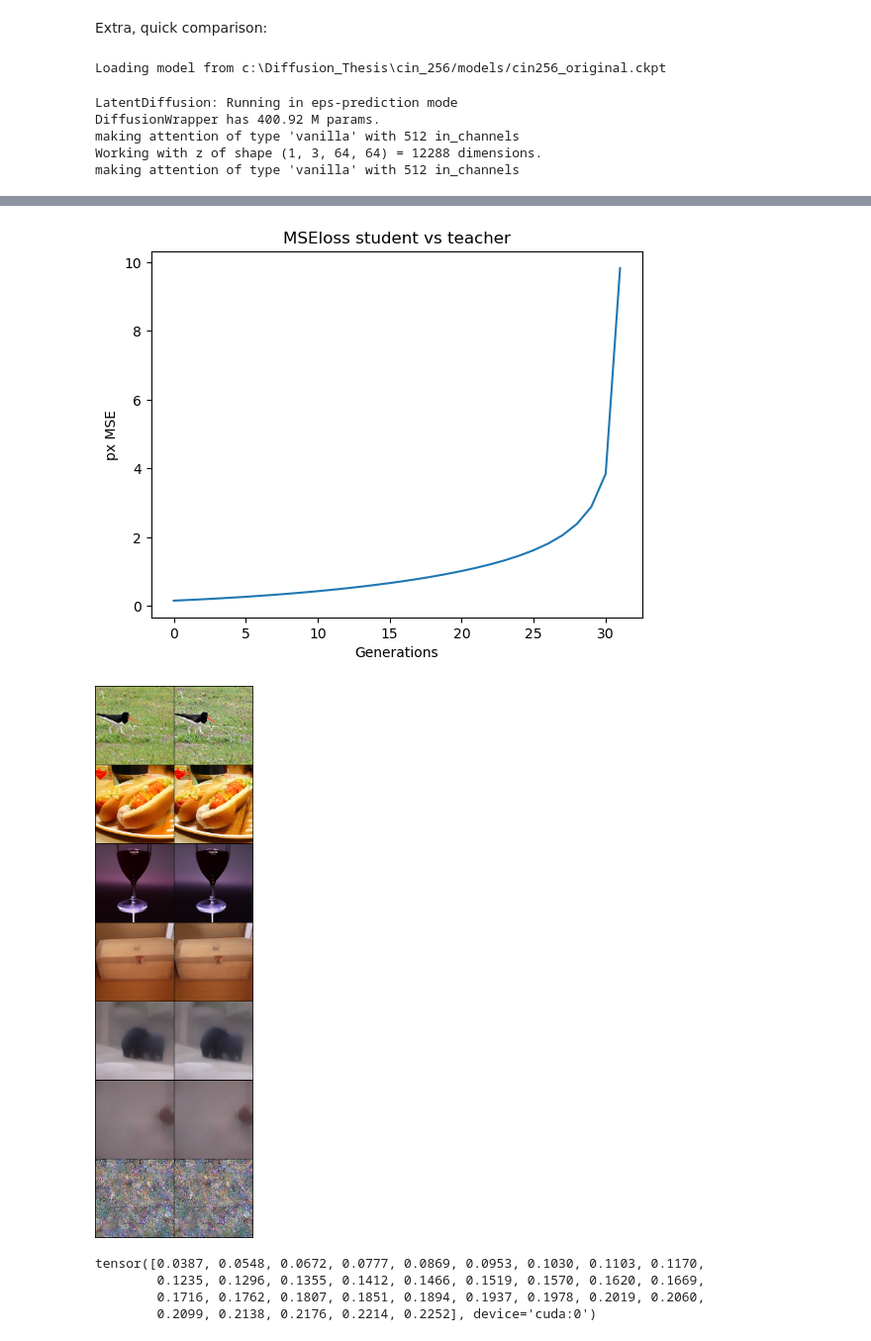
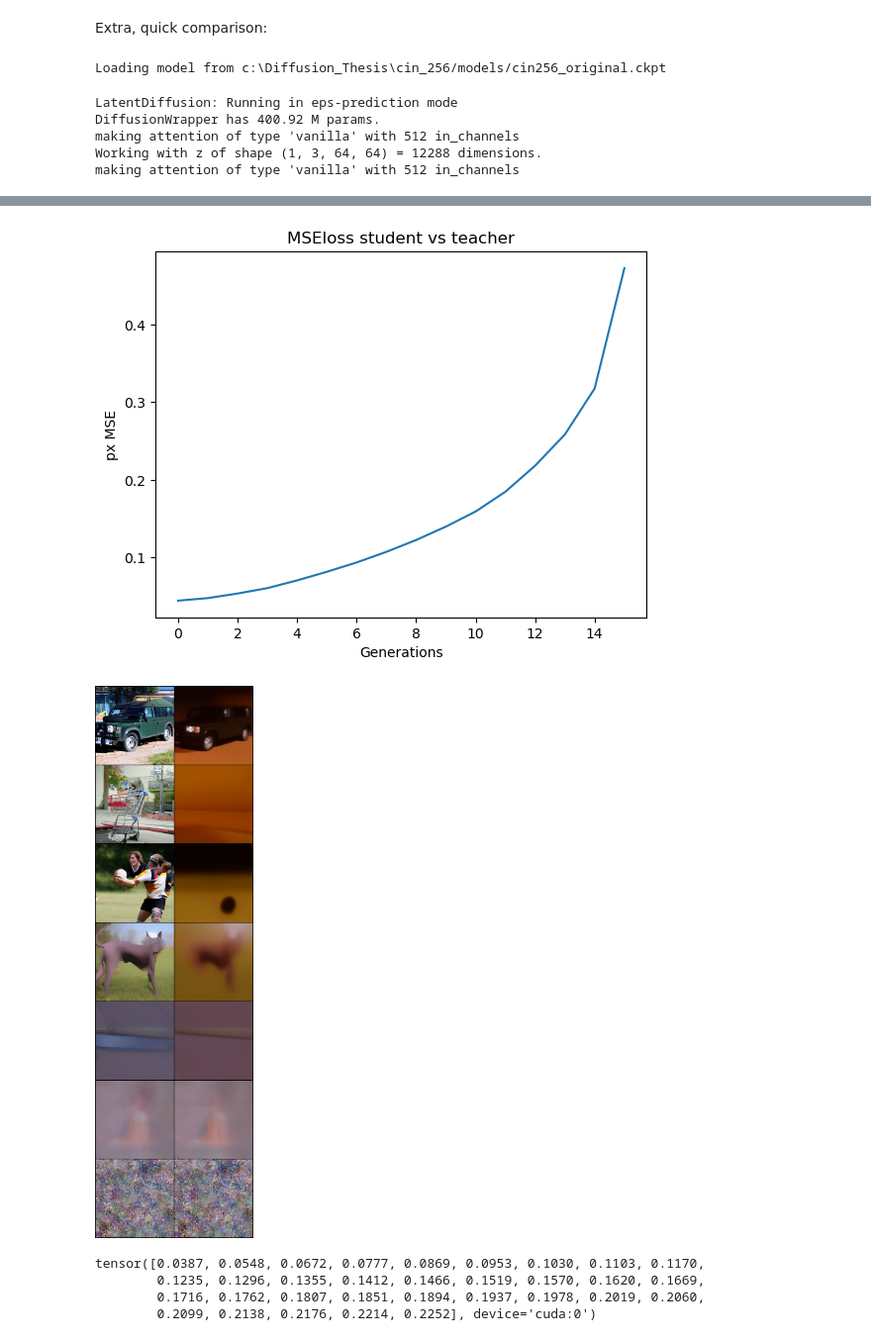
Before and after one commit to Pmobilee/DSD, a Jupyter notebook: cin_256/Cin_256_custom.ipynb, the cells around one changed output, grey strips where cells are left out. Shown at 99% size. Cells and saved outputs as stored; diff of their text form; code cells hidden in the pictures.

```diff
--- a/cin_256/Cin_256_custom.ipynb
+++ b/cin_256/Cin_256_custom.ipynb
@@ -114,14 +114,14 @@ config_path=f"{cwd}/models/configs/cin256-v2-custom.yaml"
 model_path=f"{cwd}/models/cin256_original.ckpt"
 
 
-lr = 0.00000001
+lr = 0.000003
 generations =  1
-steps = 64
+steps = 32
 
 
 teacher, sampler_teacher, student, sampler_student = create_models(config_path, model_path, student=True)
 
-wandb_session = wandb_log(name="test_loss", lr=1e-8, model=student, tags=["test"], notes="Just a test")
+# wandb_session = wandb_log(name="test_loss", lr=1e-8, model=student, tags=["test"], notes="Just a test")
 
 
 optimizer, scheduler = get_optimizer(sampler_student, iterations=steps*generations, lr=lr)
@@ -129,7 +129,7 @@ teacher_train_student(teacher, sampler_teacher, student, sampler_student, optimi
 
 images, _ = compare_teacher_student(teacher, sampler_teacher, student, sampler_student, steps=[64, 32, 16, 8, 4, 2, 1])
 
-wandb.finish()
+# wandb.finish()
 
 del teacher, sampler_teacher, student, sampler_student, optimizer, scheduler
 torch.cuda.empty_cache()
@@ -145,5 +161,5 @@ making attention of type 'vanilla' with 512 in_channels
-[figure, old version]
+[figure, new version]
-[figure, old version]
+[figure, new version]
 # %%
 student.sqrt_one_minus_alphas_cumprod[0:32]
 # %% [output]
```
Also changed, not shown: parts of 12 cells of this notebook, 1 other file.
